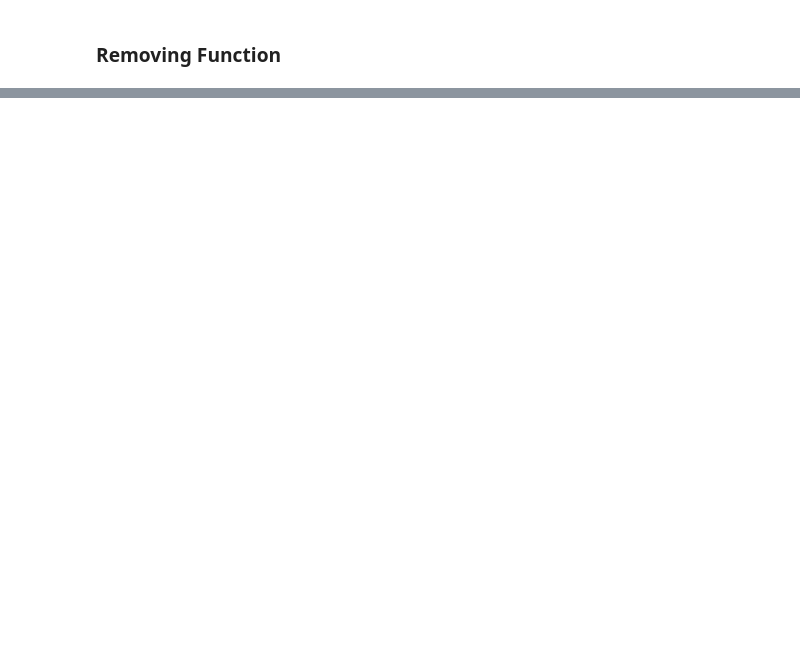
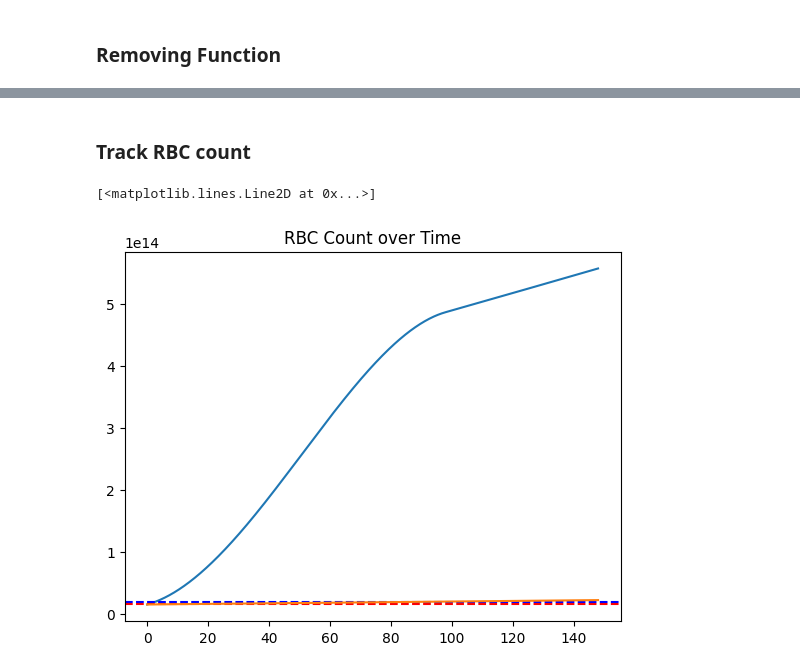
Before and after one commit to penelopenorth/PBL2, a Jupyter notebook: dynamic.ipynb, the cells around one changed output, grey strips where cells are left out. Cells and saved outputs as stored; diff of their text form; code cells hidden in the pictures; blank space fills up the shorter version.

```diff
--- a/dynamic.ipynb
+++ b/dynamic.ipynb
@@ -93,0 +259,28 @@ v_max_ds =
+# %% [markdown]
+### Track RBC count
+# %%
+RBC_initial = BV_ss*Ht_new/MCV
+RBC_final = BV_ss*Ht_ss/MCV
+
+val_arr = np.zeros(shape=len(t))
+val_arr[0] = RBC_initial
+alt_arr = np.zeros(shape=len(t))
+alt_arr[0] = RBC_initial
+for i, time in enumerate(t):
+    if i == 0:
+        continue
+    val_arr[i] = val_arr[i-1] + (s_arr[i] - d_arr[i])
+
+plt.plot(t,val_arr)
+plt.title('RBC Count over Time')
+plt.axhline(y=RBC_initial, color='r', linestyle='--')
+plt.axhline(y=RBC_final, color='b', linestyle='--')
+
+def lin_func(time):
+    return RBC_initial + (RBC_final-RBC_initial)*time/time_to_correct_days
+
+# expected baseline
+plt.plot(t,lin_func(t))
+# %% [output]
+[<matplotlib.lines.Line2D at 0x...>]
+[figure, added]
```
Also changed, not shown: parts of 22 cells of this notebook, 1 other file.
